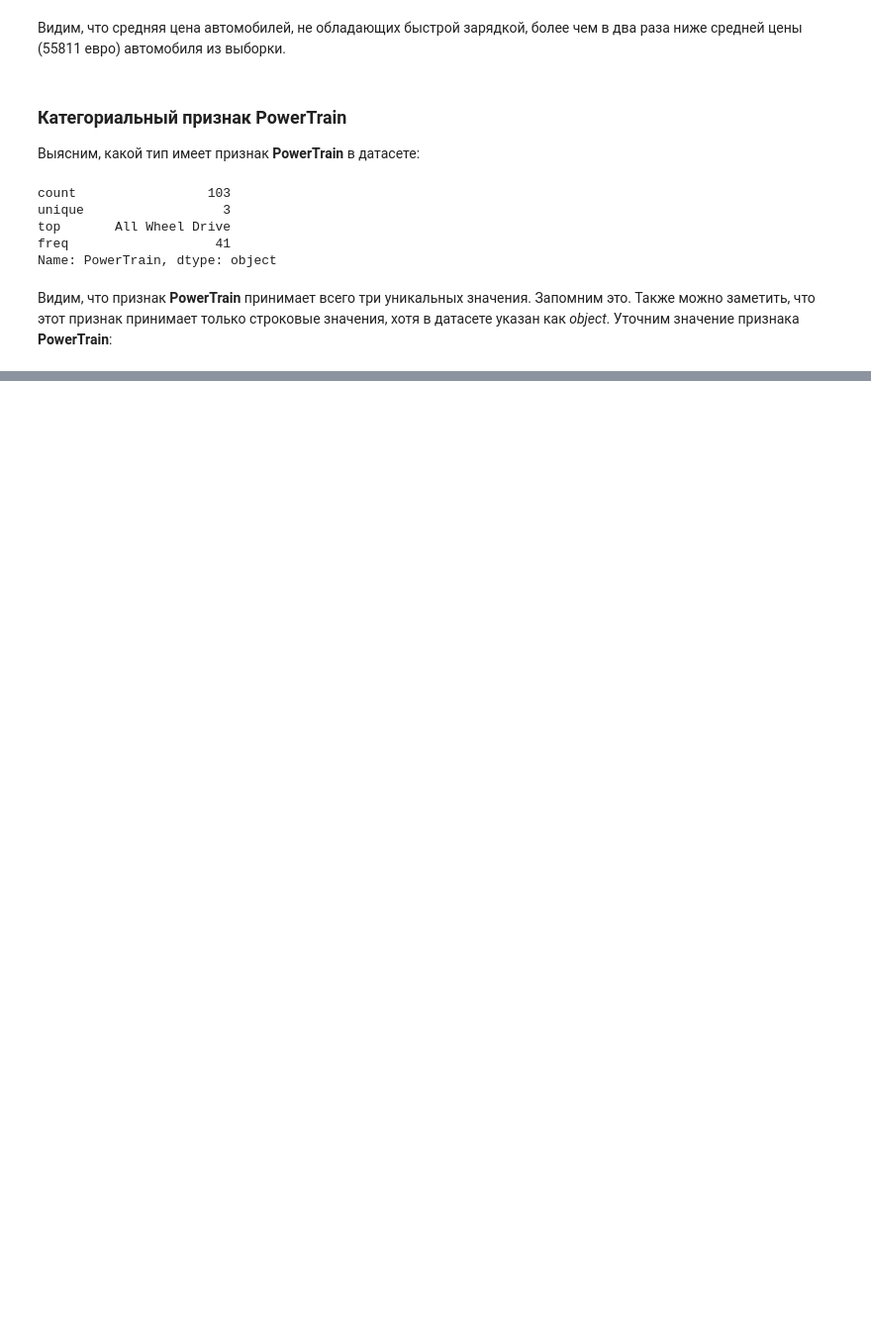
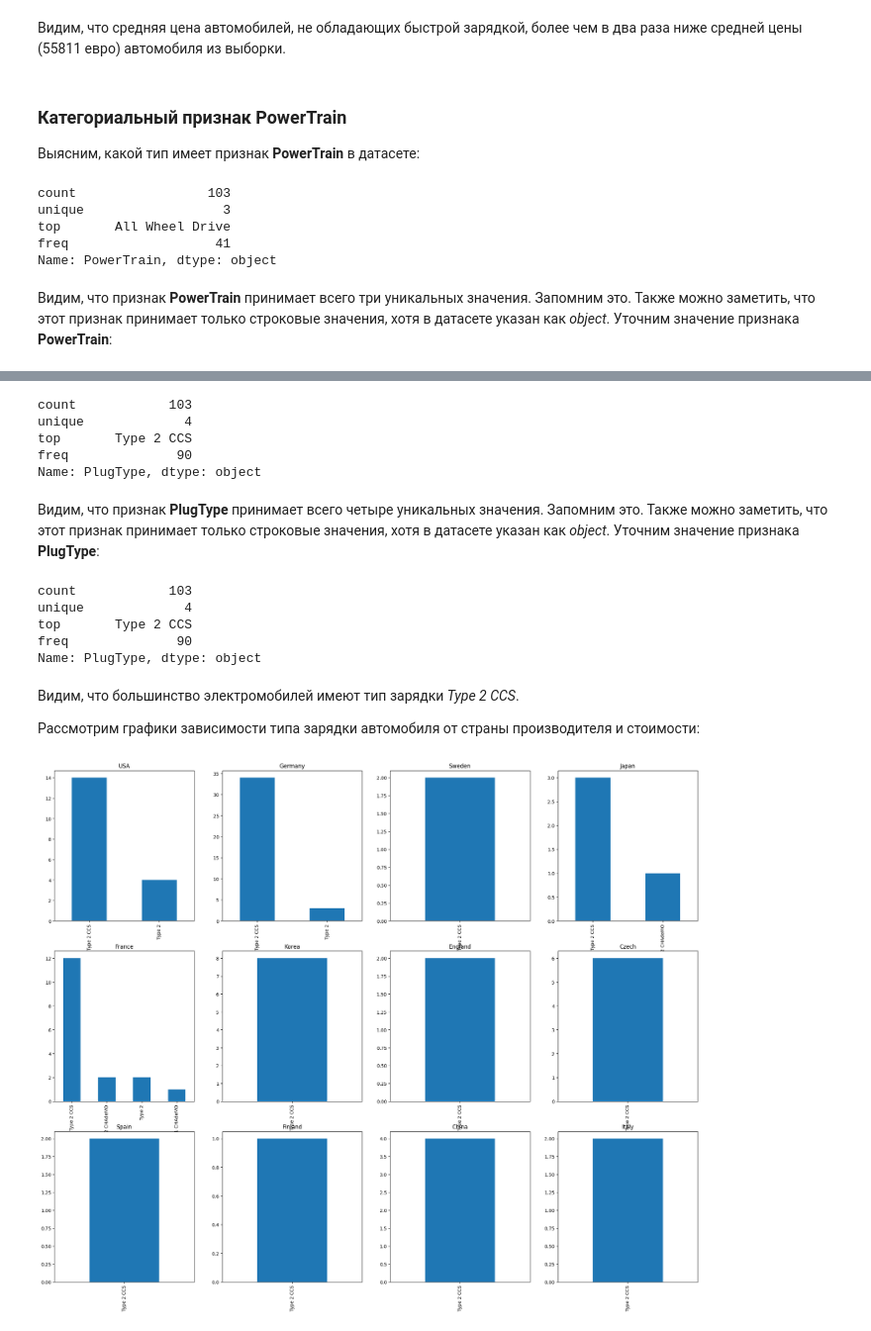
Before and after one commit to daniil-steperev/-SPBU-Machine-Learning-Homework, a Jupyter notebook: [Task1] LinearRegression/LinearRegression.ipynb, the cells around one changed output, grey strips where cells are left out. Shown at 99% size. Cells and saved outputs as stored; diff of their text form; code cells hidden in the pictures; blank space fills up the shorter version.

```diff
--- a/[Task1] LinearRegression/LinearRegression.ipynb
+++ b/[Task1] LinearRegression/LinearRegression.ipynb
@@ -565,0 +620,27 @@ plt.plot(df['PowerTrain'].value_counts())
+# %%
+df['PlugType'].describe()
+# %% [output]
+count            103
+unique             4
+top       Type 2 CCS
+freq              90
+Name: PlugType, dtype: object
+# %% [markdown]
+Видим, что признак **PlugType** принимает всего четыре уникальных значения. Запомним это. Также можно заметить, что этот признак принимает только строковые значения, хотя в датасете указан как *object*. Уточним значение признака **PlugType**:
+# %%
+df['PlugType'] = df['PlugType'].astype('|S').apply(lambda s: s.strip()).str.decode('utf-8')
+df['PlugType'].describe()
+# %% [output]
+count            103
+unique             4
+top       Type 2 CCS
+freq              90
+Name: PlugType, dtype: object
+# %% [markdown]
+Видим, что большинство электромобилей имеют тип зарядки *Type 2 CCS*.
+
+Рассмотрим графики зависимости типа зарядки автомобиля от страны производителя и стоимости:
+# %%
+show_coutries_barplot('PlugType')
+# %% [output]
+[figure, added]
```
Also changed, not shown: parts of 39 cells of this notebook.
